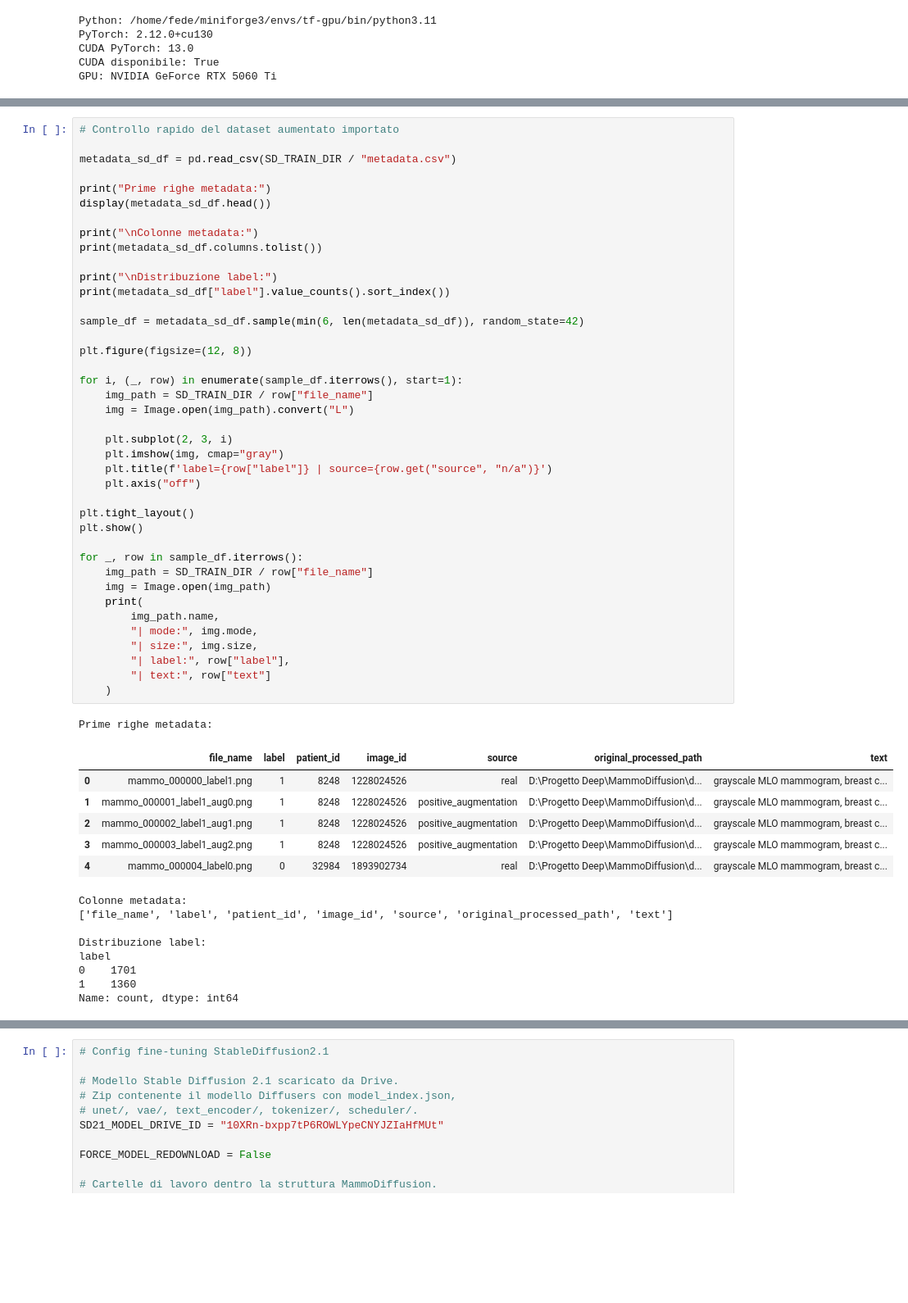
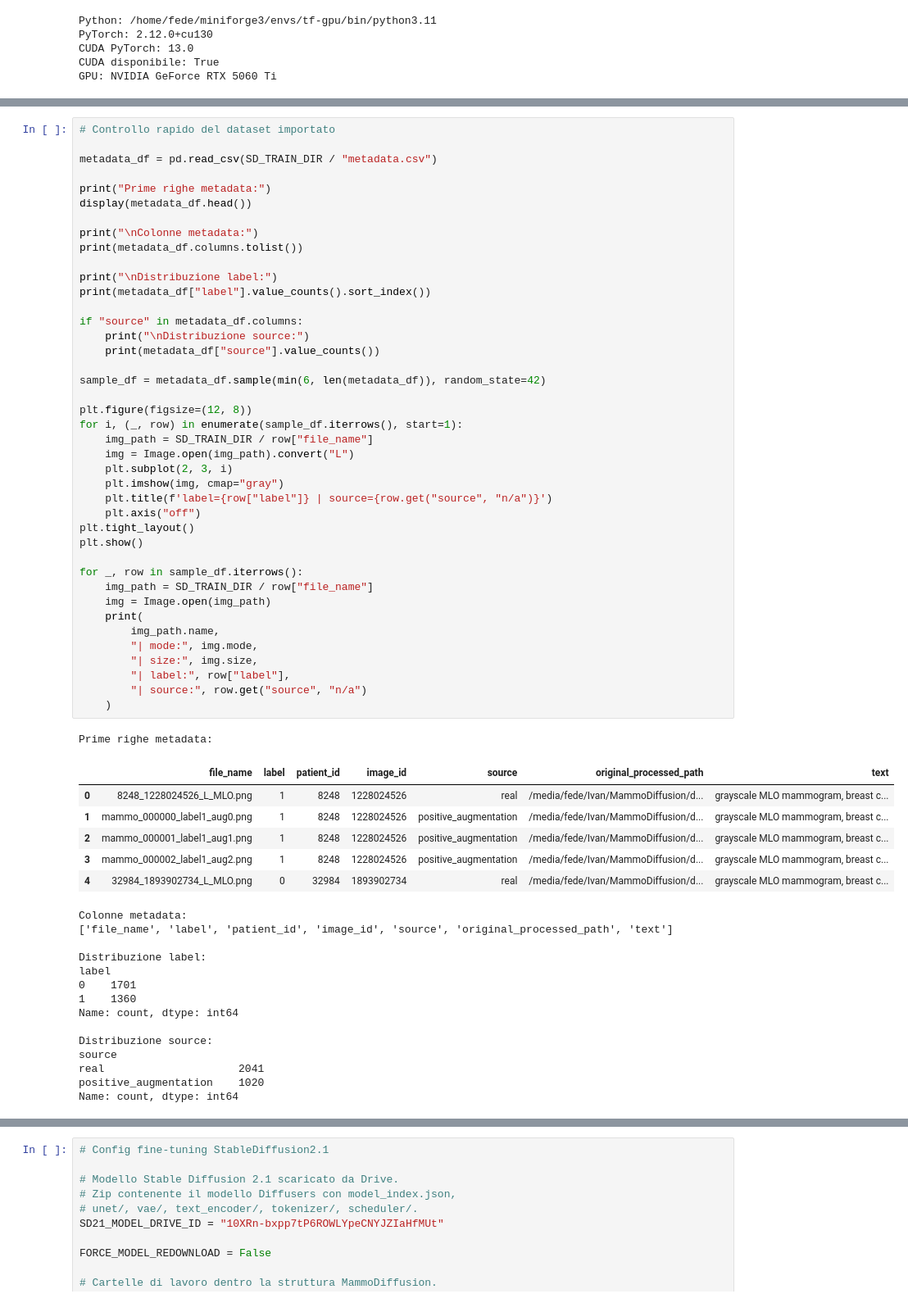
Before and after one commit to MarrasFederico/MammoDiffusion-v1.1, a Jupyter notebook: notebooks/03_Fine_tuning_StableDiffusion2.1.ipynb, the cells around one changed output, grey strips where cells are left out. Shown at 82% size. Saved outputs shown, nothing was run; the diff lists cells and outputs as text; blank space fills up the shorter version.

```diff
--- a/notebooks/03_Fine_tuning_StableDiffusion2.1.ipynb
+++ b/notebooks/03_Fine_tuning_StableDiffusion2.1.ipynb
@@ -489,51 +433,52 @@ SD_TRAIN_DIR: /media/fede/Ivan/MammoDiffusion/data/real_augmented
 # %%
-# Controllo rapido del dataset aumentato importato
+# Controllo rapido del dataset importato
 
-metadata_sd_df = pd.read_csv(SD_TRAIN_DIR / "metadata.csv")
+metadata_df = pd.read_csv(SD_TRAIN_DIR / "metadata.csv")
 
 print("Prime righe metadata:")
-display(metadata_sd_df.head())
+display(metadata_df.head())
 
 print("\nColonne metadata:")
-print(metadata_sd_df.columns.tolist())
+print(metadata_df.columns.tolist())
 
 print("\nDistribuzione label:")
-print(metadata_sd_df["label"].value_counts().sort_index())
+print(metadata_df["label"].value_counts().sort_index())
 
-sample_df = metadata_sd_df.sample(min(6, len(metadata_sd_df)), random_state=42)
+if "source" in metadata_df.columns:
+    print("\nDistribuzione source:")
+    print(metadata_df["source"].value_counts())
+
+sample_df = metadata_df.sample(min(6, len(metadata_df)), random_state=42)
 
 plt.figure(figsize=(12, 8))
-
 for i, (_, row) in enumerate(sample_df.iterrows(), start=1):
     img_path = SD_TRAIN_DIR / row["file_name"]
     img = Image.open(img_path).convert("L")
-
     plt.subplot(2, 3, i)
     plt.imshow(img, cmap="gray")
     plt.title(f'label={row["label"]} | source={row.get("source", "n/a")}')
     plt.axis("off")
-
 plt.tight_layout()
 plt.show()
 
 for _, row in sample_df.iterrows():
     img_path = SD_TRAIN_DIR / row["file_name"]
     img = Image.open(img_path)
     print(
         img_path.name,
         "| mode:", img.mode,
         "| size:", img.size,
         "| label:", row["label"],
-        "| text:", row["text"]
+        "| source:", row.get("source", "n/a")
     )
 # %% [output]
 Prime righe metadata:
 |  | file_name | label | patient_id | image_id | source | original_processed_path | text |
-| 0 | mammo_000000_label1.png | 1 | 8248 | 1228024526 | real | D:\Progetto Deep\MammoDiffusion\d... | grayscale MLO mammogram, breast c... |
-| 1 | mammo_000001_label1_aug0.png | 1 | 8248 | 1228024526 | positive_augmentation | D:\Progetto Deep\MammoDiffusion\d... | grayscale MLO mammogram, breast c... |
-| 2 | mammo_000002_label1_aug1.png | 1 | 8248 | 1228024526 | positive_augmentation | D:\Progetto Deep\MammoDiffusion\d... | grayscale MLO mammogram, breast c... |
-| 3 | mammo_000003_label1_aug2.png | 1 | 8248 | 1228024526 | positive_augmentation | D:\Progetto Deep\MammoDiffusion\d... | grayscale MLO mammogram, breast c... |
-| 4 | mammo_000004_label0.png | 0 | 32984 | 1893902734 | real | D:\Progetto Deep\MammoDiffusion\d... | grayscale MLO mammogram, breast c... |
+| 0 | 8248_1228024526_L_MLO.png | 1 | 8248 | 1228024526 | real | /media/fede/Ivan/MammoDiffusion/d... | grayscale MLO mammogram, breast c... |
+| 1 | mammo_000000_label1_aug0.png | 1 | 8248 | 1228024526 | positive_augmentation | /media/fede/Ivan/MammoDiffusion/d... | grayscale MLO mammogram, breast c... |
+| 2 | mammo_000001_label1_aug1.png | 1 | 8248 | 1228024526 | positive_augmentation | /media/fede/Ivan/MammoDiffusion/d... | grayscale MLO mammogram, breast c... |
+| 3 | mammo_000002_label1_aug2.png | 1 | 8248 | 1228024526 | positive_augmentation | /media/fede/Ivan/MammoDiffusion/d... | grayscale MLO mammogram, breast c... |
+| 4 | 32984_1893902734_L_MLO.png | 0 | 32984 | 1893902734 | real | /media/fede/Ivan/MammoDiffusion/d... | grayscale MLO mammogram, breast c... |
 Colonne metadata:
 ['file_name', 'label', 'patient_id', 'image_id', 'source', 'original_processed_path', 'text']
 
@@ -542,4 +487,10 @@ label
 0    1701
 1    1360
 Name: count, dtype: int64
+
+Distribuzione source:
+source
+real                     2041
+positive_augmentation    1020
+Name: count, dtype: int64
 [figure]
```
Also changed, not shown: parts of 9 cells of this notebook, 1 other file.
